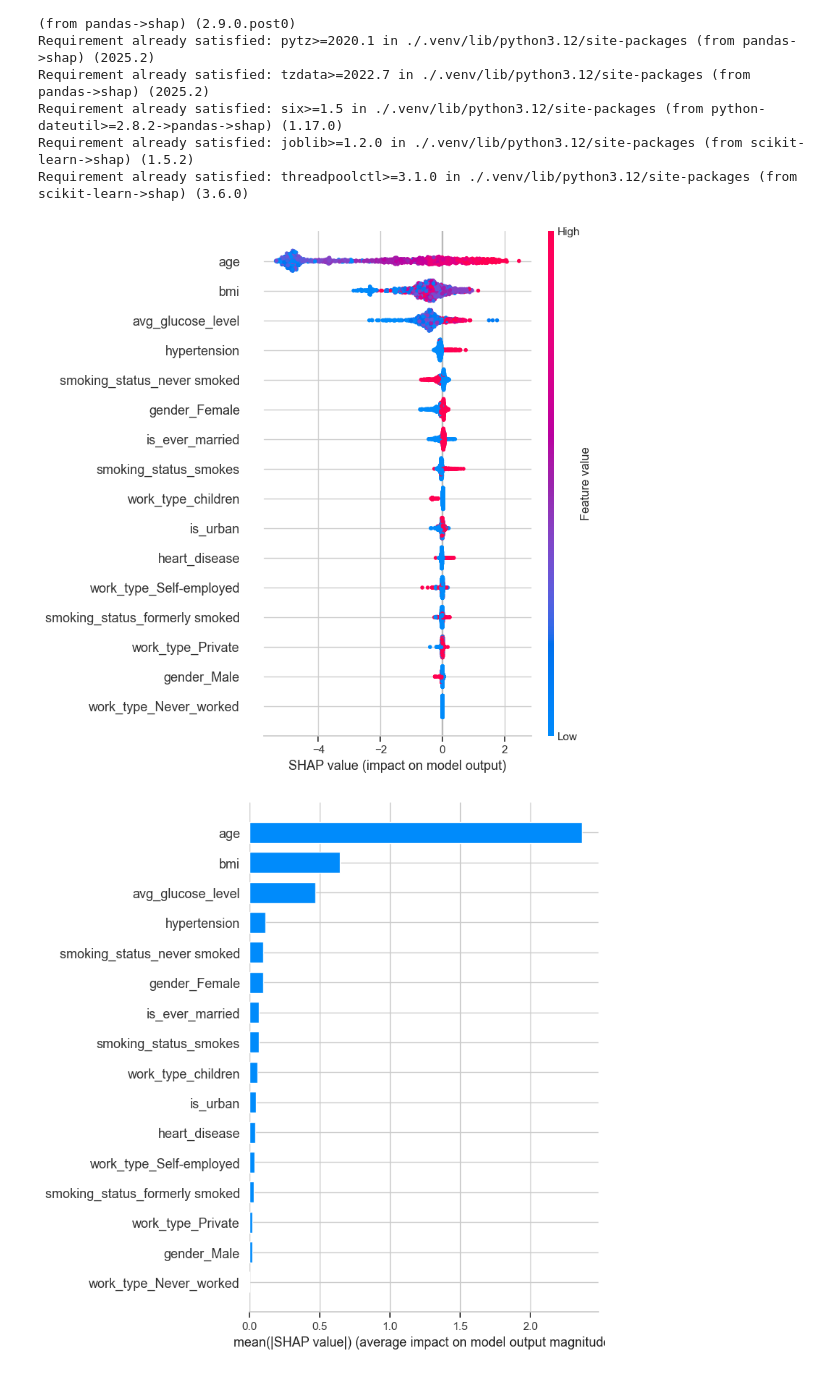
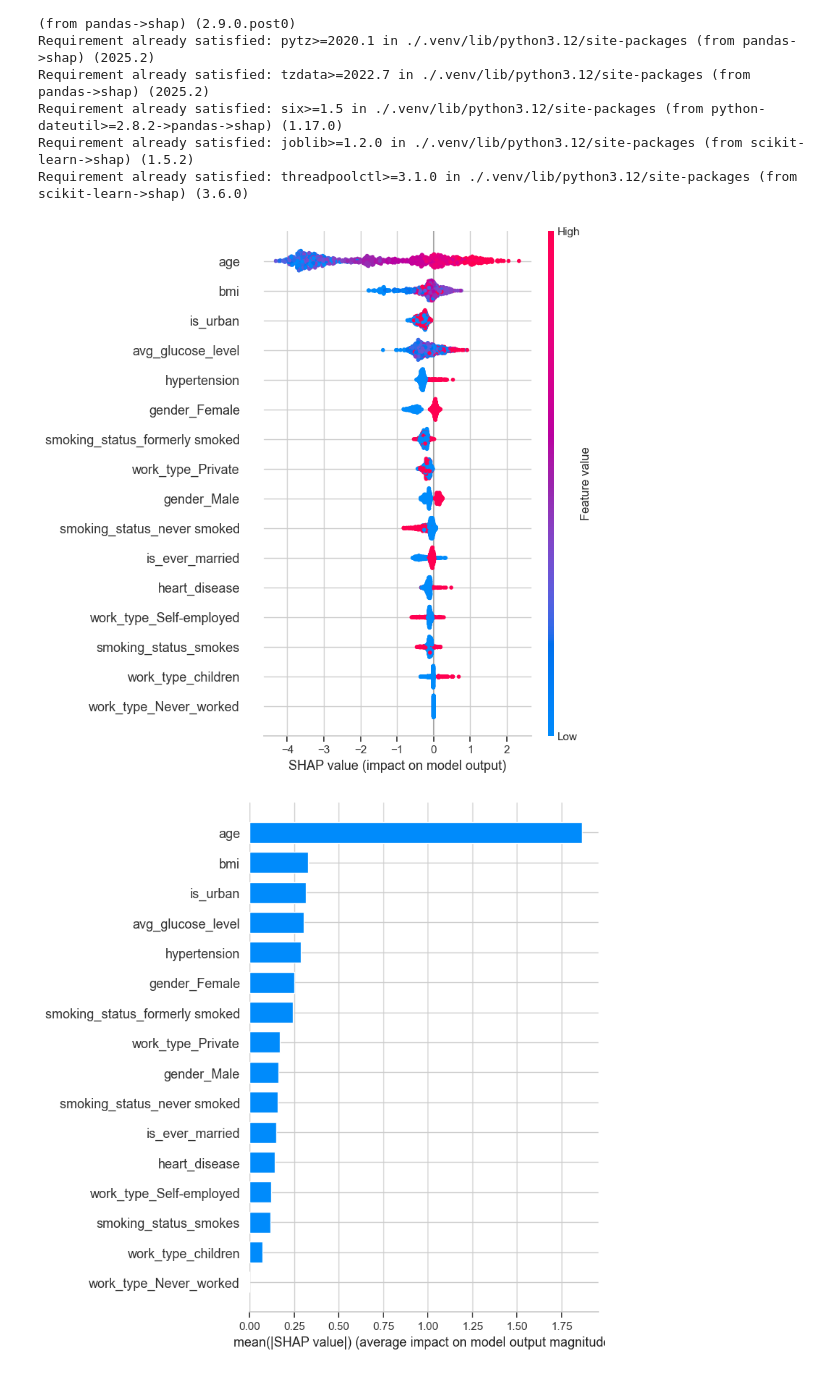
Before and after one commit to nikimehri/Reproducible_and_ResponsibleAI, a Jupyter notebook: BMEN_619_Assignment_2.ipynb, the cells around one changed output. Cells and saved outputs as stored; diff of their text form; code cells hidden in the pictures.

Commit message:
made a new model with SMOTE sampling

```diff
--- a/BMEN_619_Assignment_2.ipynb
+++ b/BMEN_619_Assignment_2.ipynb
@@ -342,6 +343,8 @@ X = data.drop(columns=["stroke"])
 #stratifying the data for equal distribution of classes between test and training data
 #random state for reproducibility
 X_train, X_test, y_train, y_test = train_test_split(X, y, test_size=0.2, stratify=y, random_state=42)
+X_train = X_train.copy()
+X_test = X_test.copy()
 
 #k-fold stratification for X_train
 #10 folds, and the training and validation sets are shuffled
@@ -423,6 +426,9 @@ fold_models = {}
 fold_results_xgboost = []
 fold_to_save = 8
 fold = 1
+
+X_test = X_test.reset_index(drop=True)
+y_test = y_test.reset_index(drop=True)
 
 #sample weight to handle class imbalance
 pos_weight = (len(y_train) - sum(y_train)) / sum(y_train)
@@ -442,7 +448,7 @@ for train_index, test_index in skf.split(X_train, y_train):
         random_state=42,
          n_jobs=1,) #for reproducibility
     xgb_model.fit(X_train, y_train)
-    y_pred = rf.predict(X_val)
+    y_pred = xgb_model.predict(X_val)
 
     accs = accuracy_score(y_val, y_pred)
     f1s = f1_score(y_val, y_pred, zero_division=0)
@@ -526,0 +628,5 @@ ROC AUC: 0.942
+# %%
+#XGBoost model with SMOTE - loading fold 4 model
+#using model with best PR_AUC
+fold4_modelT_rebal = joblib.load("fold_4_models_rebal.pkl")
+print(f"{fold4_modelT_rebal} loaded successfully!")
@@ -527,20 +663,22 @@ ROC AUC: 0.942
 # %%
+X_test = X_test.reset_index(drop=True)
+y_test = y_test.reset_index(drop=True)
+y_pred = pd.Series(y_pred).reset_index(drop=True)
+
 #fairness metrics for age group:
 X_test["age_group"] = pd.cut(
     X_test["age"],
-    bins=[0, 39, 100],   # younger <50, older ≥50 (you can adjust)
+    bins=[0, 39, 100],   # younger <40, older ≥40 (you can adjust)
     labels=["young", "old"])
 
 #NPV = TN / (TN + FN)
 
 def negative_predictive_value(y_true, y_pred):
-    tn, fp, fn, tp = confusion_matrix(y_true, y_pred).ravel()
+    tn, fp, fn, tp = confusion_matrix(y_true, y_pred, labels=[0,1]).ravel()
     return tn / (tn + fn) if (tn + fn) > 0 else 0
 
-#FNR = FN / (FN + TP)
-
 def false_negative_rate(y_true, y_pred):
-    tn, fp, fn, tp = confusion_matrix(y_true, y_pred).ravel()
+    tn, fp, fn, tp = confusion_matrix(y_true, y_pred, labels=[0,1]).ravel()
     return fn / (fn + tp) if (fn + tp) > 0 else 0
 
 results_fairness = {}
@@ -548,7 +686,7 @@ results_fairness = {}
 groups_fairness = {
     "young": X_test["age_group"] == "young",
     "old":   X_test["age_group"] == "old",
-    "male":  X_test["gender_Female"] == 0,
+    "male":  X_test["gender_Male"] == 1,
     "female":X_test["gender_Female"] == 1
 }
 
@@ -607,10 +745,12 @@ Requirement already satisfied: six>=1.5 in ./.venv/lib/python3.12/site-packages
 Requirement already satisfied: joblib>=1.2.0 in ./.venv/lib/python3.12/site-packages (from scikit-learn->shap) (1.5.2)
 Requirement already satisfied: threadpoolctl>=3.1.0 in ./.venv/lib/python3.12/site-packages (from scikit-learn->shap) (3.6.0)
 # %%
-explainer = shap.Explainer(fold8_modelT)
-shap_values = explainer(X_test)
-shap.summary_plot(shap_values, X_test)
-shap.summary_plot(shap_values, X_test, plot_type="bar")
+X_test_for_pred = X_test.drop(columns=["age_group"], errors="ignore")
+
+explainer = shap.Explainer(fold4_modelT_rebal)
+shap_values = explainer(X_test_for_pred)
+shap.summary_plot(shap_values, X_test_for_pred)
+shap.summary_plot(shap_values, X_test_for_pred, plot_type="bar")
 # %% [output]
-[figure, old version]
+[figure, new version]
-[figure, old version]
+[figure, new version]
```
Also changed, not shown: parts of 9 cells of this notebook.
